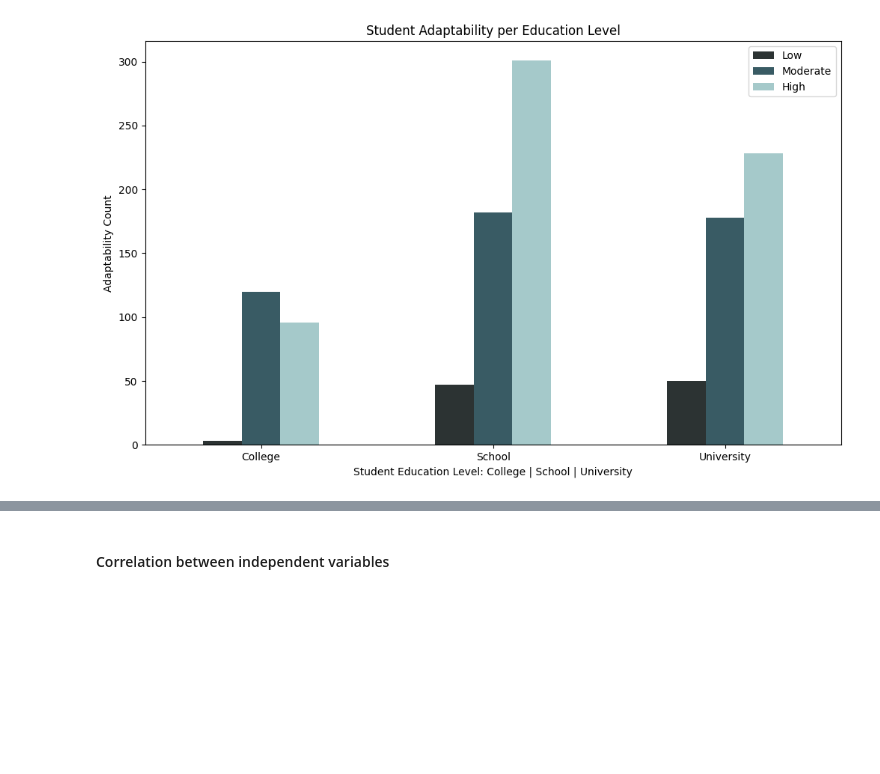
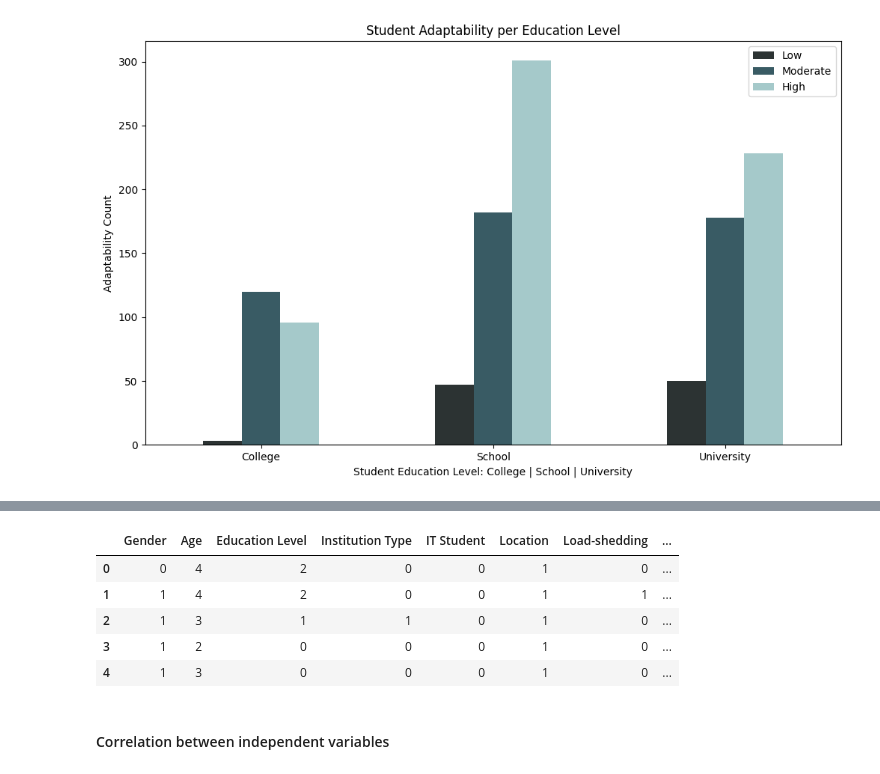
Before and after one commit to granulatedsugar/mmdc-student-classification, a Jupyter notebook: mmdc-student-classification.ipynb, the cells around one changed output, grey strips where cells are left out. Cells and saved outputs as stored; diff of their text form; code cells hidden in the pictures; blank space fills up the shorter version.

```diff
--- a/mmdc-student-classification.ipynb
+++ b/mmdc-student-classification.ipynb
@@ -356,2 +378,48 @@ plt.xticks(rotation=0);
+# %%
+modded = modDf.replace(
+    {
+        'Boy': 0,
+        'Girl': 1,
+        '1-5': 0,
+        '6-10': 1,
+        '11-15': 2,
+        '16-20': 3,
+        '21-25': 4,
+        '26-30': 5,
+        'School': 0,
+        'College': 1,
+        'University': 2,
+        'Non Government': 0,
+        'Government': 1,
+        'No': 0,
+        'Yes': 1,
+        'Poor': 0,
+        'Mid': 1,
+        'Rich': 2,
+        'Mobile Data': 0,
+        'Wifi': 1,
+        '3G': 0,
+        '4G': 1,
+        '0': 0,
+        '1-3': 1,
+        '3-6': 2,
+        'Tab': 0,
+        'Mobile': 1,
+        'Computer': 2,
+    }
+)
+
+modded['Adaptivity Level'] = modded['Adaptivity Level'].replace({'Low': 0, 'Moderate': 1, 'High': 2})
+
+modded['Load-shedding'] = modded['Load-shedding'].replace({'Low': 0, 'High':1})
+
+modded.head()
+# %% [output]
+|  | Gender | Age | Education Level | Institution Type | IT Student | Location | Load-shedding | ... |
+| 0 | 0 | 4 | 2 | 0 | 0 | 1 | 0 | ... |
+| 1 | 1 | 4 | 2 | 0 | 0 | 1 | 1 | ... |
+| 2 | 1 | 3 | 1 | 1 | 0 | 1 | 0 | ... |
+| 3 | 1 | 2 | 0 | 0 | 0 | 1 | 0 | ... |
+| 4 | 1 | 3 | 0 | 0 | 0 | 1 | 0 | ... |
 # %% [markdown]
 #### Correlation between independent variables
```
Also changed, not shown: parts of 10 cells of this notebook.
